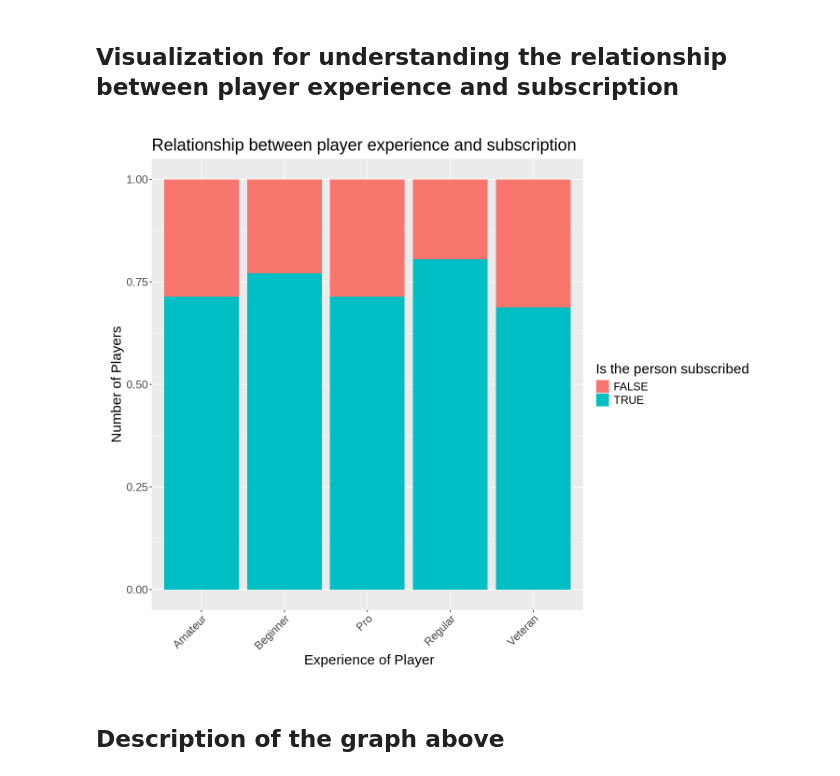
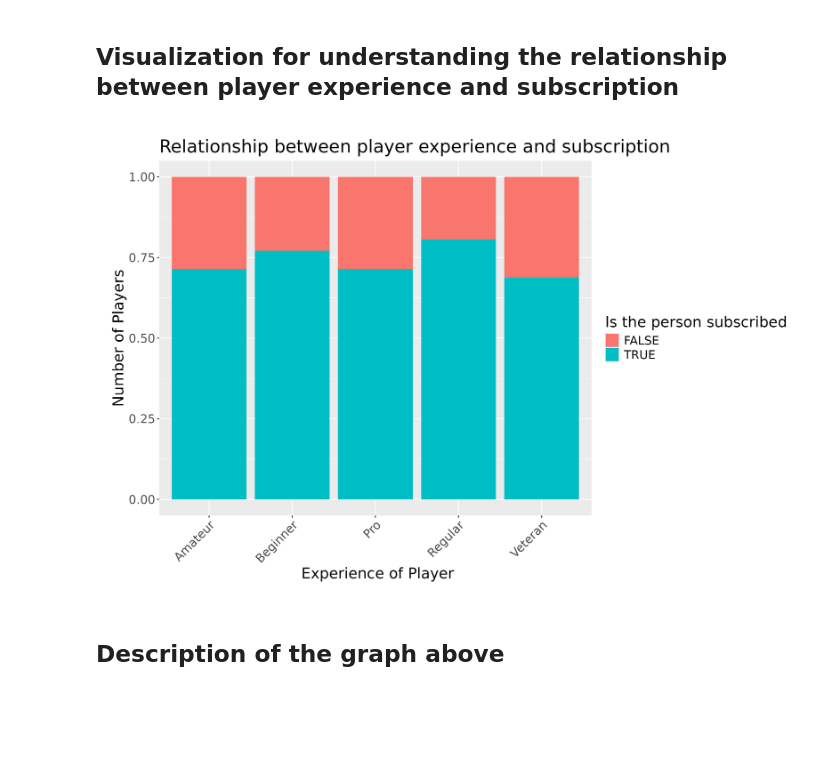
Before and after one commit to Jvantunen/DSCI_minecraft_project_group2, a Jupyter notebook: DSCI_individual_progect_Group_2.ipynb, the cells around one changed output. Drawn from its saved outputs; the diff is of its cells as text; code cells hidden in the pictures; blank space fills up the shorter version.

Commit message:
ran the saved plot 2

```diff
--- a/DSCI_individual_progect_Group_2.ipynb
+++ b/DSCI_individual_progect_Group_2.ipynb
@@ -244,19 +244,21 @@ The graph above shows the relationship between age and subscription. Since I am
 # %%
 graph_of_experience<- players|>
 ggplot(aes(x = experience, fill = subscribe))+
 geom_bar(position = 'fill')+
 xlab(" Experience of Player") +
 ylab("Number of Players")+
 labs(fill = "Is the person subscribed")+
 ggtitle("Relationship between player experience and subscription")+
 theme(text = element_text(size = 18),
      axis.text.x = element_text(angle = 45, hjust = 1),
      plot.margin = margin(20, 20, 20, 20))
 
 ggsave("graph_of_experience.png", plot = graph_of_experience, width = 12, height = 8, dpi = 300)
-graph_of_experience
+
+
+IRdisplay::display_png(file = "graph_of_experience.png")
 # %% [output]
-[figure, old version]
+[figure, new version]
 # %% [markdown]
 ## Description of the graph above
 # %%
```
